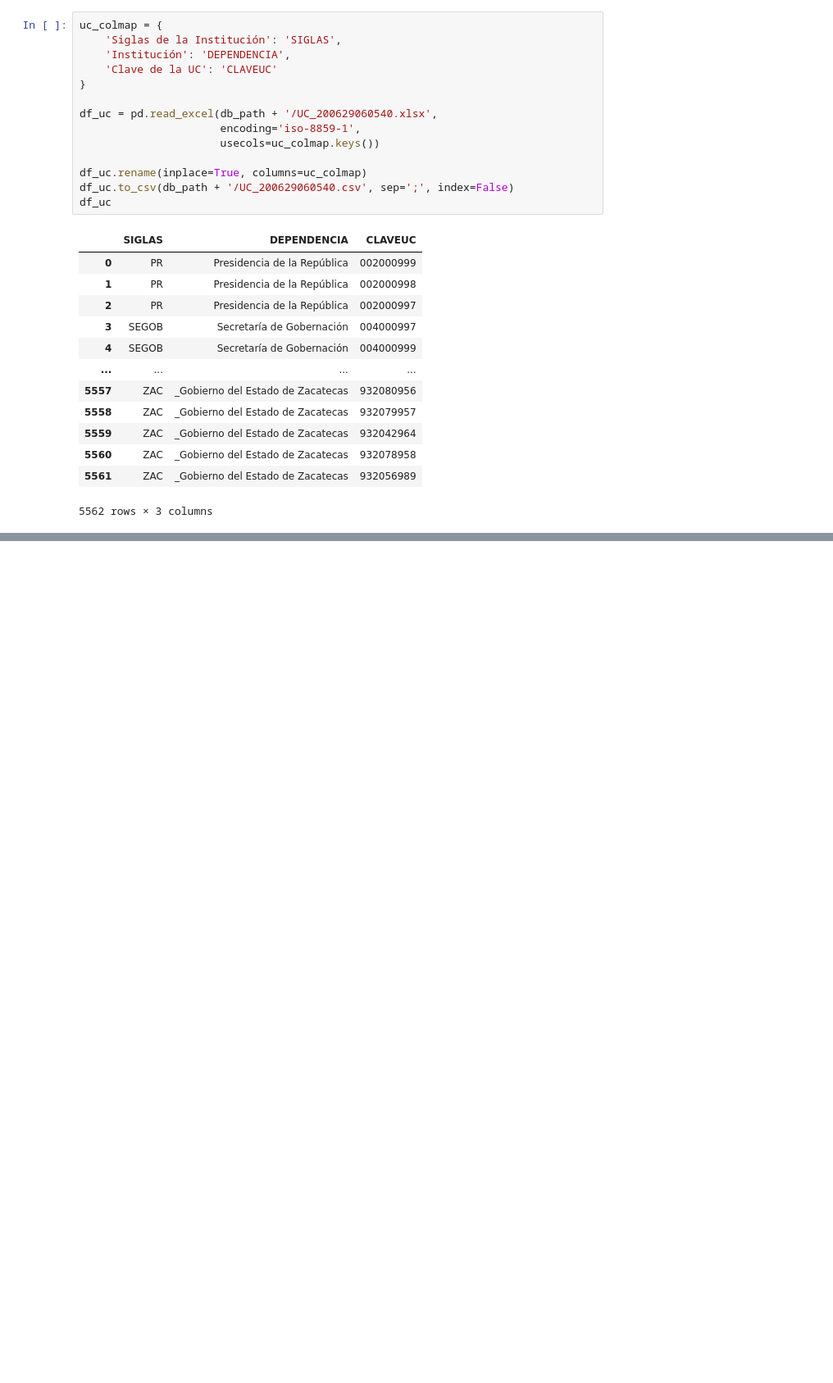
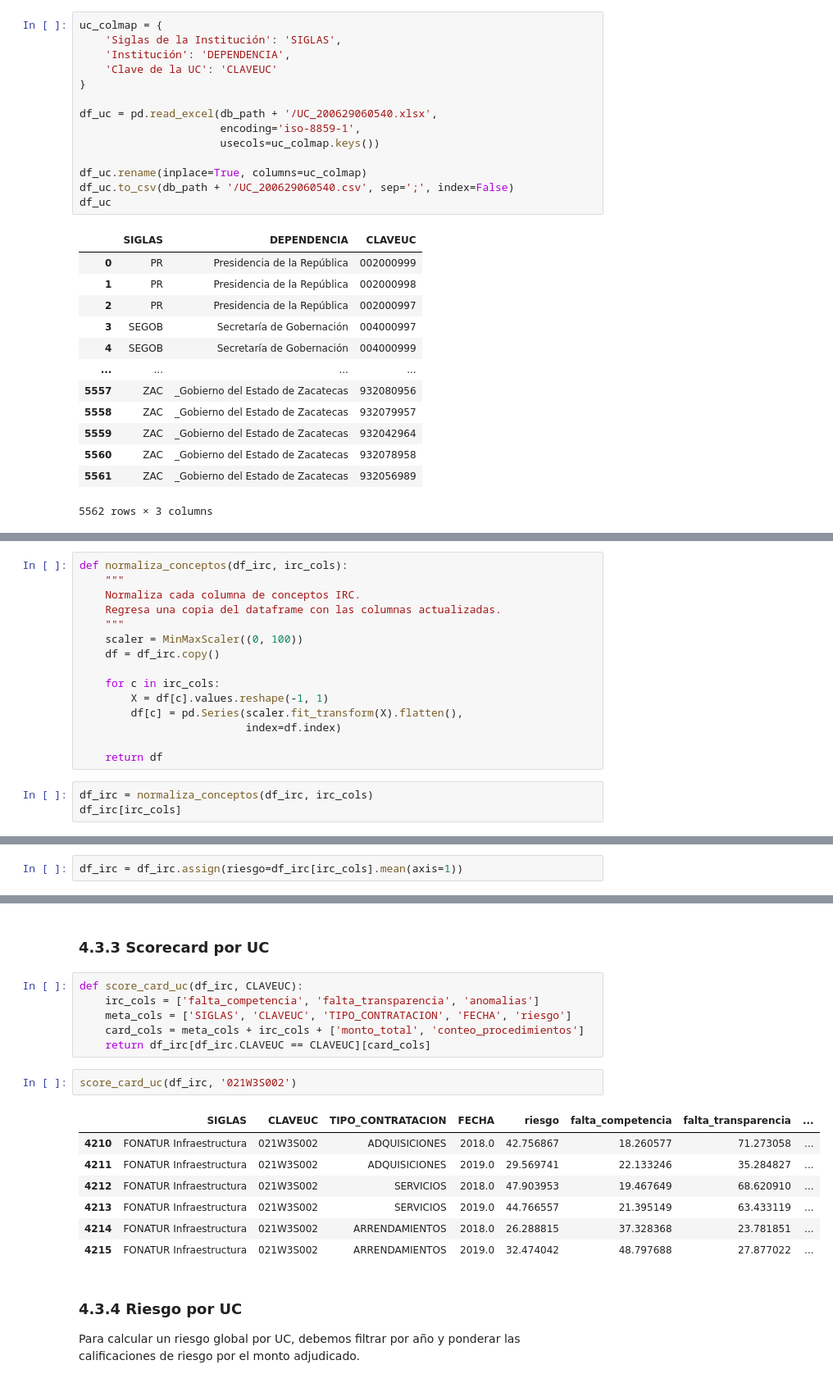
Before and after one commit to imco/IRC, a Jupyter notebook: notebooks/IRC_v2.ipynb, the cells around one changed output, grey strips where cells are left out. Shown at 82% size. Drawn from its saved outputs; the diff is of its cells as text; blank space fills up the shorter version.

```diff
--- a/notebooks/IRC_v2.ipynb
+++ b/notebooks/IRC_v2.ipynb
@@ -1853,0 +1942,18 @@ df_uc
+# %%
+def normaliza_conceptos(df_irc, irc_cols):
+    """
+    Normaliza cada columna de conceptos IRC.
+    Regresa una copia del dataframe con las columnas actualizadas.
+    """
+    scaler = MinMaxScaler((0, 100))
+    df = df_irc.copy()
+
+    for c in irc_cols:
+        X = df[c].values.reshape(-1, 1)
+        df[c] = pd.Series(scaler.fit_transform(X).flatten(),
+                          index=df.index)
+
+    return df
+# %%
+df_irc = normaliza_conceptos(df_irc, irc_cols)
+df_irc[irc_cols]
@@ -1853,0 +1977,2 @@ df_uc
+# %%
+df_irc = df_irc.assign(riesgo=df_irc[irc_cols].mean(axis=1))
@@ -1853,0 +1995,22 @@ df_uc
+# %% [markdown]
+### 4.3.3 Scorecard por UC
+# %%
+def score_card_uc(df_irc, CLAVEUC):
+    irc_cols = ['falta_competencia', 'falta_transparencia', 'anomalias']
+    meta_cols = ['SIGLAS', 'CLAVEUC', 'TIPO_CONTRATACION', 'FECHA', 'riesgo']
+    card_cols = meta_cols + irc_cols + ['monto_total', 'conteo_procedimientos']
+    return df_irc[df_irc.CLAVEUC == CLAVEUC][card_cols]
+# %%
+score_card_uc(df_irc, '021W3S002')
+# %% [output]
+|  | SIGLAS | CLAVEUC | TIPO_CONTRATACION | FECHA | riesgo | falta_competencia | falta_transparencia | ... |
+| 4210 | FONATUR Infraestructura | 021W3S002 | ADQUISICIONES | 2018.0 | 42.756867 | 18.260577 | 71.273058 | ... |
+| 4211 | FONATUR Infraestructura | 021W3S002 | ADQUISICIONES | 2019.0 | 29.569741 | 22.133246 | 35.284827 | ... |
+| 4212 | FONATUR Infraestructura | 021W3S002 | SERVICIOS | 2018.0 | 47.903953 | 19.467649 | 68.620910 | ... |
+| 4213 | FONATUR Infraestructura | 021W3S002 | SERVICIOS | 2019.0 | 44.766557 | 21.395149 | 63.433119 | ... |
+| 4214 | FONATUR Infraestructura | 021W3S002 | ARRENDAMIENTOS | 2018.0 | 26.288815 | 37.328368 | 23.781851 | ... |
+| 4215 | FONATUR Infraestructura | 021W3S002 | ARRENDAMIENTOS | 2019.0 | 32.474042 | 48.797688 | 27.877022 | ... |
+# %% [markdown]
+### 4.3.4 Riesgo por UC
+
+Para calcular un riesgo global por UC, debemos filtrar por año y ponderar las calificaciones de riesgo por el monto adjudicado.
```
Also changed, not shown: parts of 34 cells of this notebook.
